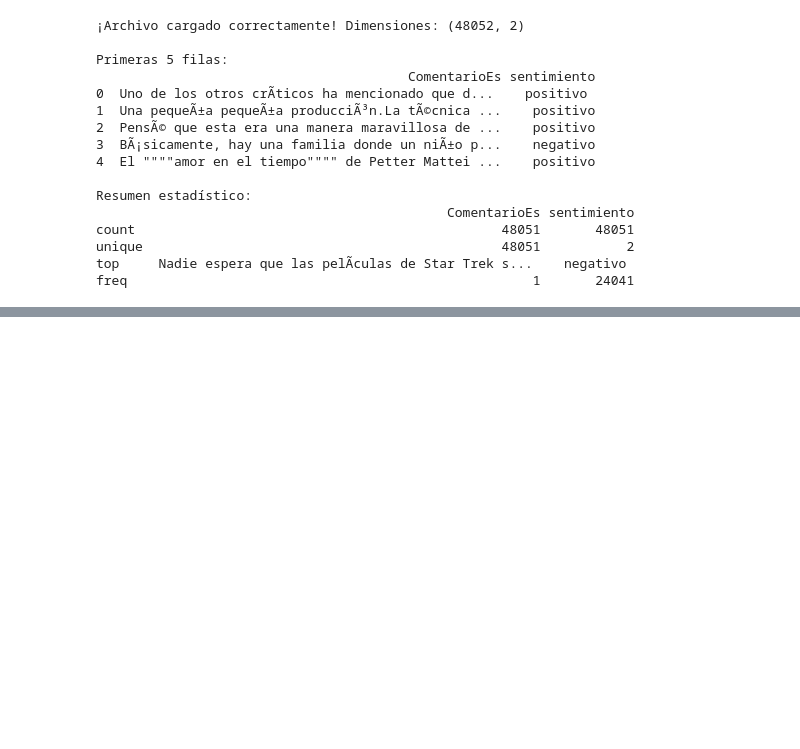
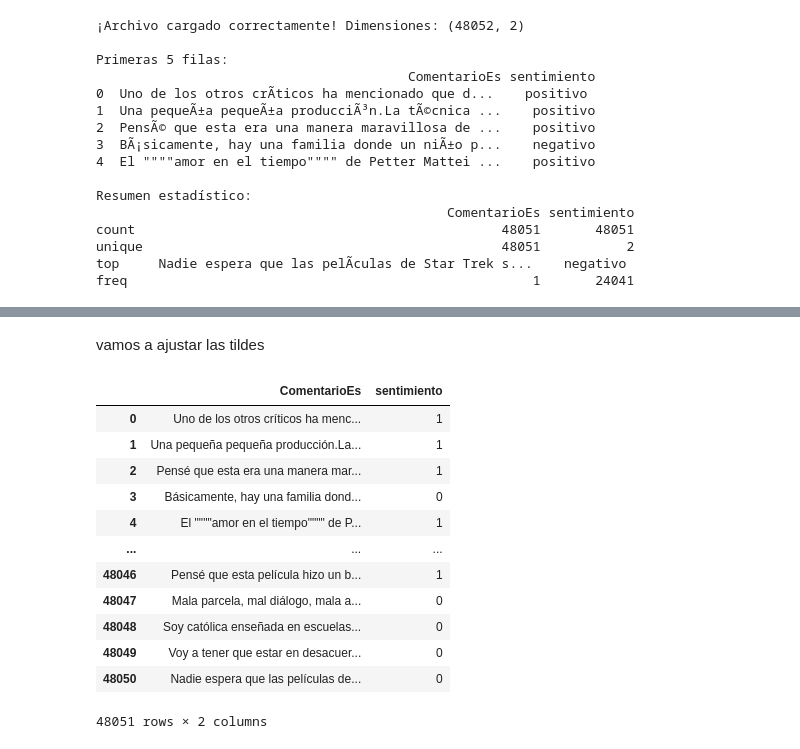
Before and after one commit to Paula3228/Proyecto-Final-Version1, a Jupyter notebook: src/explore.ipynb, the cells around one changed output, grey strips where cells are left out. Cells and saved outputs as stored; diff of their text form; code cells hidden in the pictures; blank space fills up the shorter version.

```diff
--- a/src/explore.ipynb
+++ b/src/explore.ipynb
@@ -59,0 +105,3 @@ df
+# %%
+df["sentimiento"] = df["sentimiento"].apply(lambda x: 1 if x == "positivo" else 0).astype(int)
+df.head()
@@ -59,0 +115,34 @@ df
+# %% [markdown]
+vamos a ajustar las tildes
+# %%
+# Diccionario de reemplazos (caracter mal codificado → caracter correcto)
+reemplazos = {
+    r'Ã±': 'ñ',    # ñ
+    r'Ã¡': 'á',    # á
+    r'Ã©': 'é',    # é
+    r'Ã3': 'ó',    # ó
+    r'Ã­': 'í',     # í
+    r'Ãº': 'ú',    # ú
+    r'Ã¼': 'ü',    # ü (por si acaso)
+    }
+
+# Aplicar reemplazo en todas las columnas de tipo string
+for columna in df.select_dtypes(include=['object']).columns:
+    df[columna] = df[columna].str.replace('|'.join(reemplazos.keys()),
+                                         lambda x: reemplazos[x.group()],
+                                         regex=True)
+df
+# %% [output]
+|  | ComentarioEs | sentimiento |
+| 0 | Uno de los otros críticos ha menc... | 1 |
+| 1 | Una pequeña pequeña producción.La... | 1 |
+| 2 | Pensé que esta era una manera mar... | 1 |
+| 3 | Básicamente, hay una familia dond... | 0 |
+| 4 | El """"amor en el tiempo"""" de P... | 1 |
+| ... | ... | ... |
+| 48046 | Pensé que esta película hizo un b... | 1 |
+| 48047 | Mala parcela, mal diálogo, mala a... | 0 |
+| 48048 | Soy católica enseñada en escuelas... | 0 |
+| 48049 | Voy a tener que estar en desacuer... | 0 |
+| 48050 | Nadie espera que las películas de... | 0 |
+48051 rows × 2 columns
```
Also changed, not shown: parts of 15 cells of this notebook, 1 other file.
